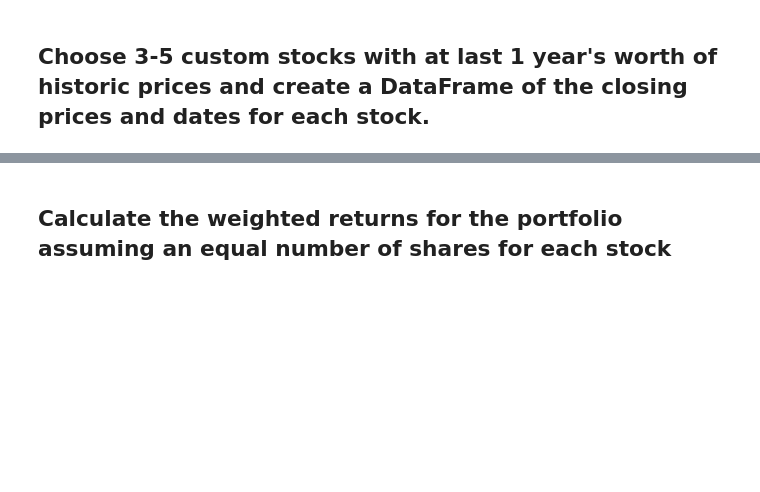
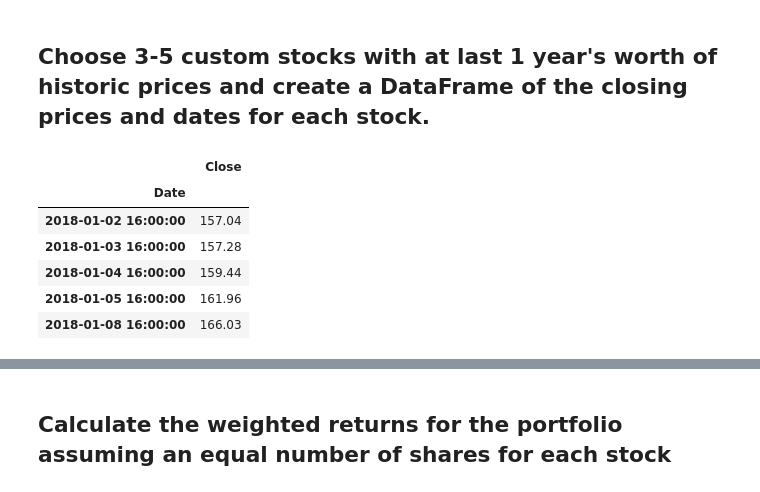
Before and after one commit to CacheKatch/quant_stats_portfolio, a Jupyter notebook: whale_analysis.ipynb, the cells around one changed output, grey strips where cells are left out. Saved outputs shown, nothing was run; the diff lists cells and outputs as text; code cells hidden in the pictures; blank space fills up the shorter version.

```diff
--- a/whale_analysis.ipynb
+++ b/whale_analysis.ipynb
@@ -433,6 +434,18 @@ In this section, you will build your own portfolio of stocks, calculate the retu
 # %%
 # Read the first stock
 # YOUR CODE HERE
+path_cat_csv = Path("Resources/2_cat_daily.csv")
+df_cat_dclose = pd.read_csv(path_cat_csv, infer_datetime_format= True, parse_dates = True, index_col= "Date")
+#df_cat_dclose.shape
+df_cat_dclose.head()
+# %% [output]
+|  | Close |
+| Date |  |
+| 2018-01-02 16:00:00 | 157.04 |
+| 2018-01-03 16:00:00 | 157.28 |
+| 2018-01-04 16:00:00 | 159.44 |
+| 2018-01-05 16:00:00 | 161.96 |
+| 2018-01-08 16:00:00 | 166.03 |
 # %%
 # Read the second stock
 # YOUR CODE HERE
```
Also changed, not shown: parts of 9 cells of this notebook, 12 other files.
